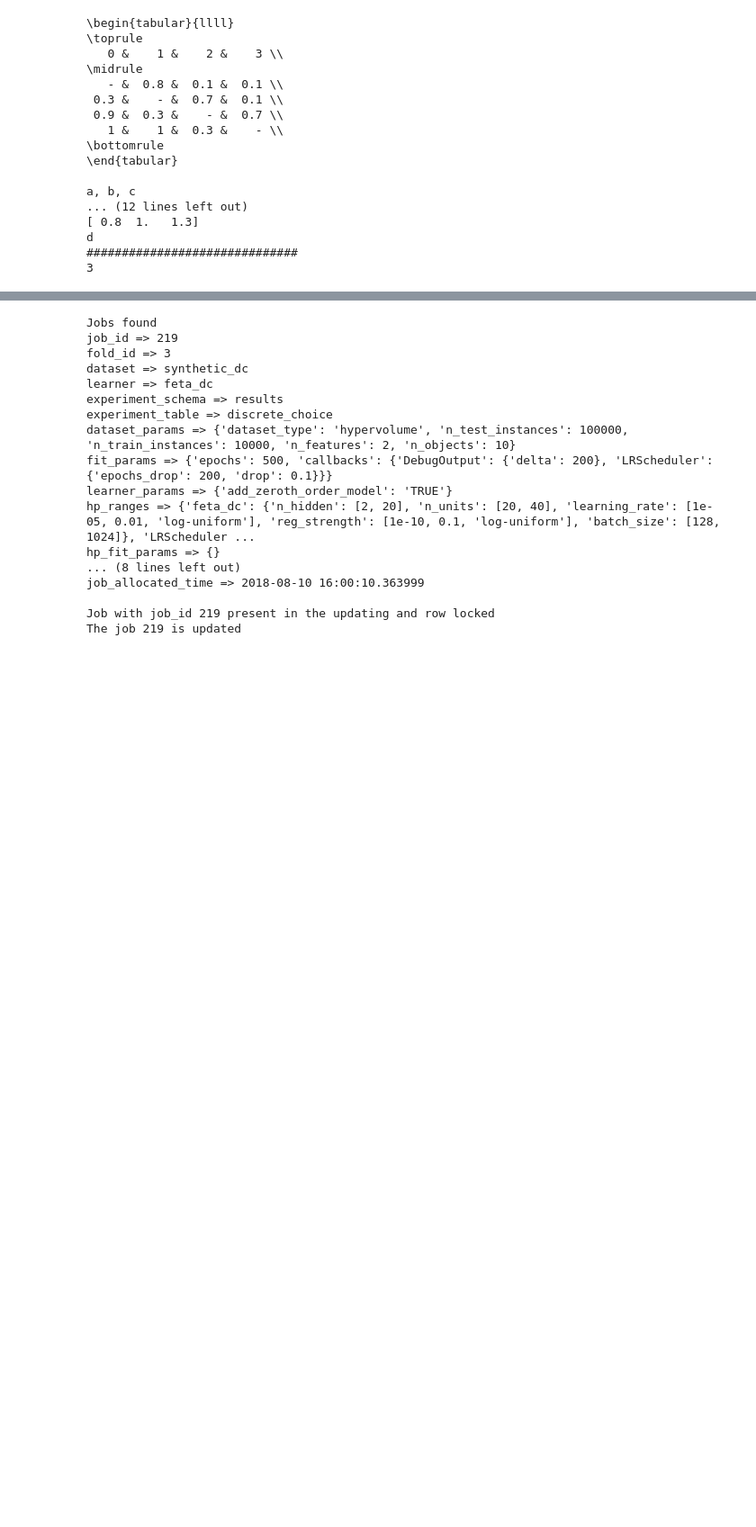
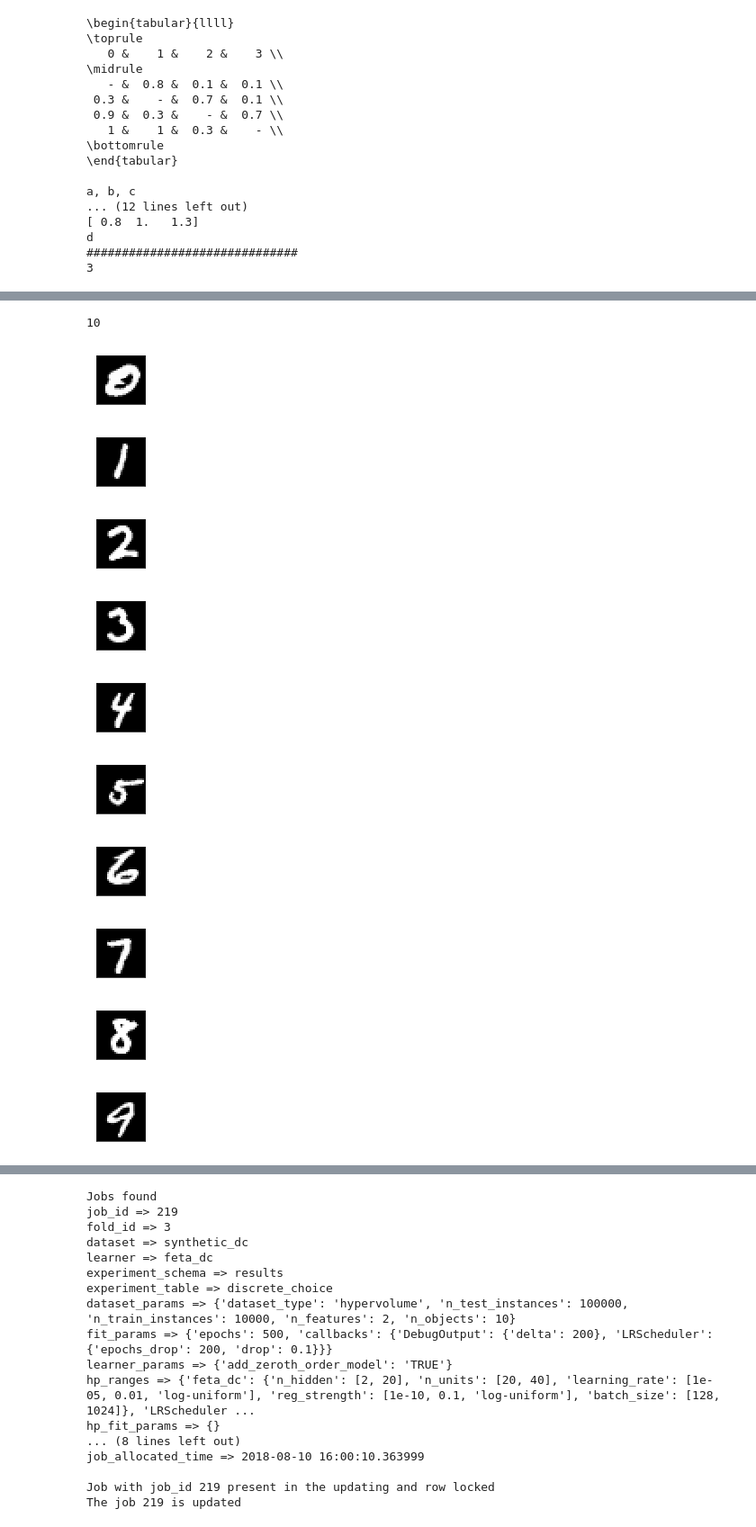
Before and after one commit to kiudee/cs-ranking, a Jupyter notebook: experiments/test_db.ipynb, the cells around one changed output, grey strips where cells are left out. Shown at 90% size. Drawn from its saved outputs; the diff is of its cells as text; code cells hidden in the pictures; blank space fills up the shorter version.

```diff
--- a/experiments/test_db.ipynb
+++ b/experiments/test_db.ipynb
@@ -286,6 +289,41 @@ plt.show()
 # %% [output]
 [interactive output not drawn]
 [interactive output not drawn]
+# %%
+from sklearn.datasets import fetch_mldata
+import numpy as np
+import os
+mnist = fetch_mldata('MNIST original', data_home="./")
+X_raw = mnist['data'].reshape(-1, 28, 28) / 255.
+y = mnist['target']
+num_classes = len(np.unique(y))
+num_classes
+# %% [output]
+10
+# %%
+%matplotlib inline
+import matplotlib.pyplot as plt
+fig_param = {'facecolor':'w', 'edgecolor':'w', 'transparent':False, 'dpi':800, 'format':'png','bbox_inches':'tight', 'pad_inches':0.0}
+
+for i in range(10):
+    idx = np.where(y==i)[0][-1]
+    fig_param["fname"] =  os.path.join(os.getcwd(), 'presentation', "{}.png".format(i))
+    fig, ax = plt.subplots(figsize=(1, 1))
+    ax.imshow(X_raw[idx], cmap = 'gray')
+    plt.gca().axes.get_yaxis().set_visible(False)
+    plt.gca().axes.get_xaxis().set_visible(False)
+    plt.savefig(**fig_param)
+# %% [output]
+[figure, added]
+[figure, added]
+[figure, added]
+[figure, added]
+[figure, added]
+[figure, added]
+[figure, added]
+[figure, added]
+[figure, added]
+[figure, added]
 # %%
 from sklearn.utils import check_random_state
 import os
```
Also changed, not shown: parts of 7 cells of this notebook, 3 other files.
